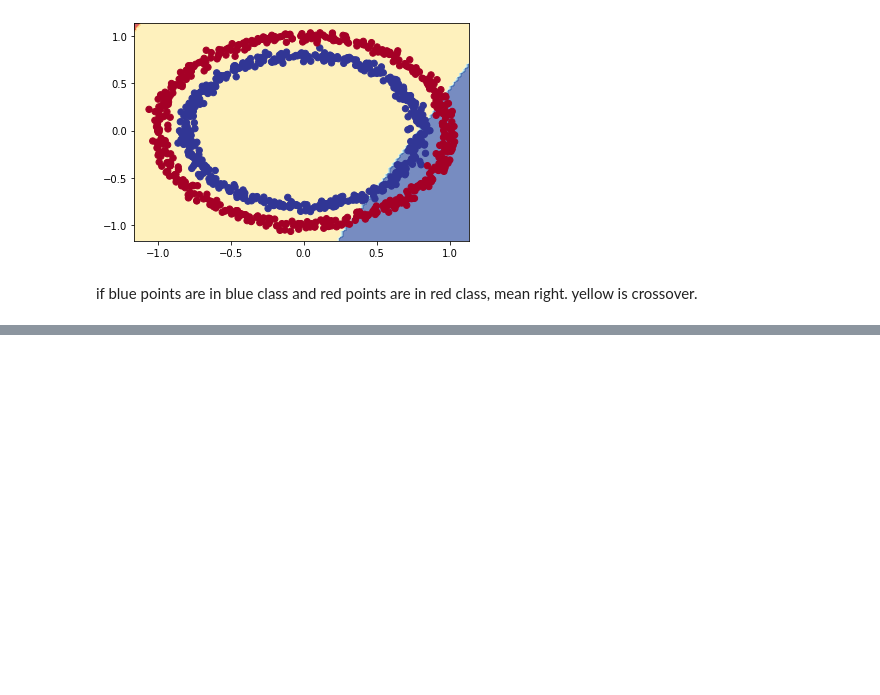
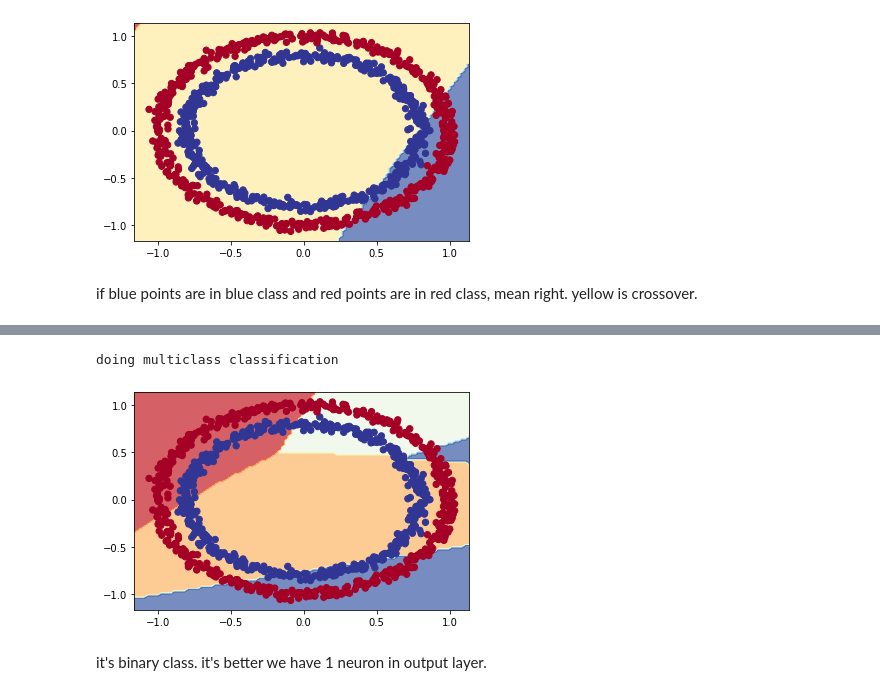
Before and after one commit to kianakiaei/TensorFlow, a Jupyter notebook: 02_neural_network_classification_with_tensorflow.ipynb, the cells around one changed output, grey strips where cells are left out. Drawn from its saved outputs; the diff is of its cells as text; code cells hidden in the pictures; blank space fills up the shorter version.

```diff
--- a/02_neural_network_classification_with_tensorflow.ipynb
+++ b/02_neural_network_classification_with_tensorflow.ipynb
@@ -326,0 +358,17 @@ if blue points are in blue class and red points are in red class, mean right. ye
+# %%
+# Set the random seed
+tf.random.set_seed(42)
+
+# 1. Create the model using the sequential API
+model_6 = tf.keras.Sequential([
+                               tf.keras.layers.Dense(4, activation="relu"),
+                               tf.keras.layers.Dense(4, activation="relu")
+])
+
+# 2. Compile the model
+model_6.compile(loss="binary_crossentropy",
+                optimizer="Adam", # if we write this, can not set lr
+                metrics=["accuracy"])
+
+# 3. Fit the model
+history = model_6.fit(x, y, epochs=100, verbose=0)
@@ -326,0 +380,10 @@ if blue points are in blue class and red points are in red class, mean right. ye
+# %%
+# Check out the predictions our model is making
+plot_decision_boundary(model=model_6,
+                       x=x,
+                       y=y)
+# %% [output]
+doing multiclass classification
+[figure, added]
+# %% [markdown]
+it's binary class. it's better we have 1 neuron in output layer.
```
Also changed, not shown: parts of 11 cells of this notebook.
